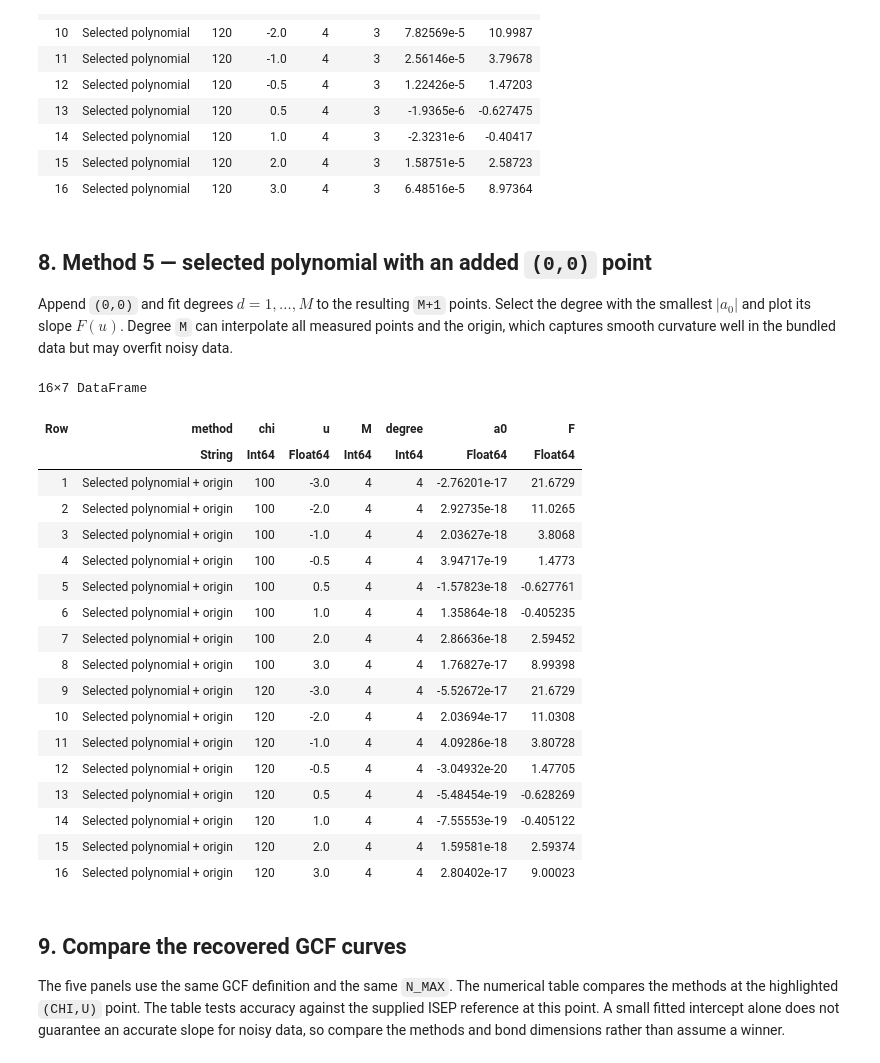
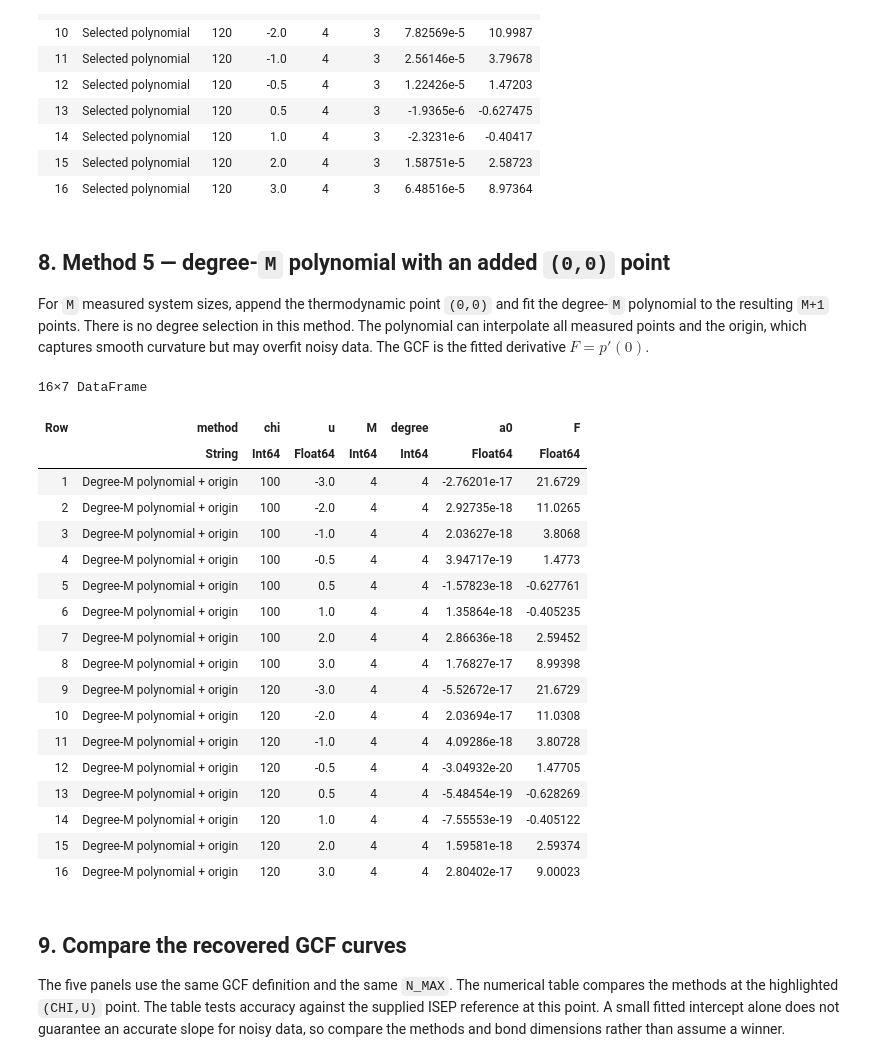
Before and after one commit to AlexiosChristopoulos/Open-Systems-and-Current-Fluctuations, a Jupyter notebook: GCF_from_eigenvalues.ipynb, the cells around one changed output. Saved outputs shown, nothing was run; the diff lists cells and outputs as text; code cells hidden in the pictures.

Commit message:
Use fixed degree-M polynomial for Method 5

```diff
--- a/GCF_from_eigenvalues.ipynb
+++ b/GCF_from_eigenvalues.ipynb
@@ -349,62 +349,61 @@ nothing
 | 15 | Selected polynomial | 120 | 2.0 | 4 | 3 | 1.58751e-5 | 2.58723 |
 | 16 | Selected polynomial | 120 | 3.0 | 4 | 3 | 6.48516e-5 | 8.97364 |
 # %% [markdown]
-## 8. Method 5 — selected polynomial with an added `(0,0)` point
+## 8. Method 5 — degree-`M` polynomial with an added `(0,0)` point
 
-Append `(0,0)` and fit degrees $d=1,\ldots,M$ to the resulting `M+1` points.
-Select the degree with the smallest $|a_0|$ and plot its slope $F(u)$. Degree `M`
-can interpolate all measured points and the origin, which captures smooth
-curvature well in the bundled data but may overfit noisy data.
+For `M` measured system sizes, append the thermodynamic point `(0,0)` and fit
+the degree-`M` polynomial to the resulting `M+1` points. There is no degree
+selection in this method. The polynomial can interpolate all measured points
+and the origin, which captures smooth curvature but may overfit noisy data.
+The GCF is the fitted derivative $F=p'(0)$.
 # %%
 # Input: rows for one chi and u, with M distinct N and lambda_real values.
-# Output: the selected (degree, a0, F), where F is the GCF.
+# Output: (degree=M, a0, F), where F=p'(0) is the GCF.
 # This method uses scaled_power_fit from the previous cell.
 # Its extra point (0,0) is an assumed thermodynamic limit, not a measurement.
-function selected_polynomial_with_origin(points)
+function degree_M_polynomial_with_origin(points)
     ordered = sort(points, :N)
     measured_x = 1.0 ./ ordered.N
     measured_y = copy(ordered.lambda_real)
     M = length(measured_x)
 
-    # Add the expected thermodynamic point before testing degrees 1,...,M.
+    # Add the assumed thermodynamic point, giving M+1 points in total.
     x = vcat(measured_x, 0.0)
     y = vcat(measured_y, 0.0)
-    trials = [scaled_power_fit(x, y, degree) for degree in 1:M]
-    selected_index = argmin(abs.([fit.a0 for fit in trials]))
-    return trials[selected_index]
+    return scaled_power_fit(x, y, M)  # one fit only: degree M
 end
 
-selected_origin_results = evaluate_method(
-    "Selected polynomial + origin",
-    selected_polynomial_with_origin,
+degree_M_origin_results = evaluate_method(
+    "Degree-M polynomial + origin",
+    degree_M_polynomial_with_origin,
 )
-display(selected_origin_results)  # selected degree at EVERY chi and u
-p_selected_origin = plot_gcf(
-    selected_origin_results,
-    "Method 5: selected polynomial + (0,0)",
-    "method_5_GCF_selected_polynomial_with_origin.pdf",
+display(degree_M_origin_results)  # degree equals M for every chi and u
+p_degree_M_origin = plot_gcf(
+    degree_M_origin_results,
+    "Method 5: degree-M polynomial + (0,0)",
+    "method_5_GCF_degree_M_polynomial_with_origin.pdf",
 )
 nothing
 # %% [output]
 16×7 DataFrame
 | Row | method | chi | u | M | degree | a0 | F |
 |  | String | Int64 | Float64 | Int64 | Int64 | Float64 | Float64 |
-| 1 | Selected polynomial + origin | 100 | -3.0 | 4 | 4 | -2.76201e-17 | 21.6729 |
-| 2 | Selected polynomial + origin | 100 | -2.0 | 4 | 4 | 2.92735e-18 | 11.0265 |
-| 3 | Selected polynomial + origin | 100 | -1.0 | 4 | 4 | 2.03627e-18 | 3.8068 |
-| 4 | Selected polynomial + origin | 100 | -0.5 | 4 | 4 | 3.94717e-19 | 1.4773 |
-| 5 | Selected polynomial + origin | 100 | 0.5 | 4 | 4 | -1.57823e-18 | -0.627761 |
-| 6 | Selected polynomial + origin | 100 | 1.0 | 4 | 4 | 1.35864e-18 | -0.405235 |
-| 7 | Selected polynomial + origin | 100 | 2.0 | 4 | 4 | 2.86636e-18 | 2.59452 |
-| 8 | Selected polynomial + origin | 100 | 3.0 | 4 | 4 | 1.76827e-17 | 8.99398 |
-| 9 | Selected polynomial + origin | 120 | -3.0 | 4 | 4 | -5.52672e-17 | 21.6729 |
-| 10 | Selected polynomial + origin | 120 | -2.0 | 4 | 4 | 2.03694e-17 | 11.0308 |
-| 11 | Selected polynomial + origin | 120 | -1.0 | 4 | 4 | 4.09286e-18 | 3.80728 |
-| 12 | Selected polynomial + origin | 120 | -0.5 | 4 | 4 | -3.04932e-20 | 1.47705 |
-| 13 | Selected polynomial + origin | 120 | 0.5 | 4 | 4 | -5.48454e-19 | -0.628269 |
-| 14 | Selected polynomial + origin | 120 | 1.0 | 4 | 4 | -7.55553e-19 | -0.405122 |
-| 15 | Selected polynomial + origin | 120 | 2.0 | 4 | 4 | 1.59581e-18 | 2.59374 |
-| 16 | Selected polynomial + origin | 120 | 3.0 | 4 | 4 | 2.80402e-17 | 9.00023 |
+| 1 | Degree-M polynomial + origin | 100 | -3.0 | 4 | 4 | -2.76201e-17 | 21.6729 |
+| 2 | Degree-M polynomial + origin | 100 | -2.0 | 4 | 4 | 2.92735e-18 | 11.0265 |
+| 3 | Degree-M polynomial + origin | 100 | -1.0 | 4 | 4 | 2.03627e-18 | 3.8068 |
+| 4 | Degree-M polynomial + origin | 100 | -0.5 | 4 | 4 | 3.94717e-19 | 1.4773 |
+| 5 | Degree-M polynomial + origin | 100 | 0.5 | 4 | 4 | -1.57823e-18 | -0.627761 |
+| 6 | Degree-M polynomial + origin | 100 | 1.0 | 4 | 4 | 1.35864e-18 | -0.405235 |
+| 7 | Degree-M polynomial + origin | 100 | 2.0 | 4 | 4 | 2.86636e-18 | 2.59452 |
+| 8 | Degree-M polynomial + origin | 100 | 3.0 | 4 | 4 | 1.76827e-17 | 8.99398 |
+| 9 | Degree-M polynomial + origin | 120 | -3.0 | 4 | 4 | -5.52672e-17 | 21.6729 |
+| 10 | Degree-M polynomial + origin | 120 | -2.0 | 4 | 4 | 2.03694e-17 | 11.0308 |
+| 11 | Degree-M polynomial + origin | 120 | -1.0 | 4 | 4 | 4.09286e-18 | 3.80728 |
+| 12 | Degree-M polynomial + origin | 120 | -0.5 | 4 | 4 | -3.04932e-20 | 1.47705 |
+| 13 | Degree-M polynomial + origin | 120 | 0.5 | 4 | 4 | -5.48454e-19 | -0.628269 |
+| 14 | Degree-M polynomial + origin | 120 | 1.0 | 4 | 4 | -7.55553e-19 | -0.405122 |
+| 15 | Degree-M polynomial + origin | 120 | 2.0 | 4 | 4 | 1.59581e-18 | 2.59374 |
+| 16 | Degree-M polynomial + origin | 120 | 3.0 | 4 | 4 | 2.80402e-17 | 9.00023 |
 # %% [markdown]
 ## 9. Compare the recovered GCF curves
 
```
Also changed, not shown: parts of 1 cell of this notebook, 3 other files.
